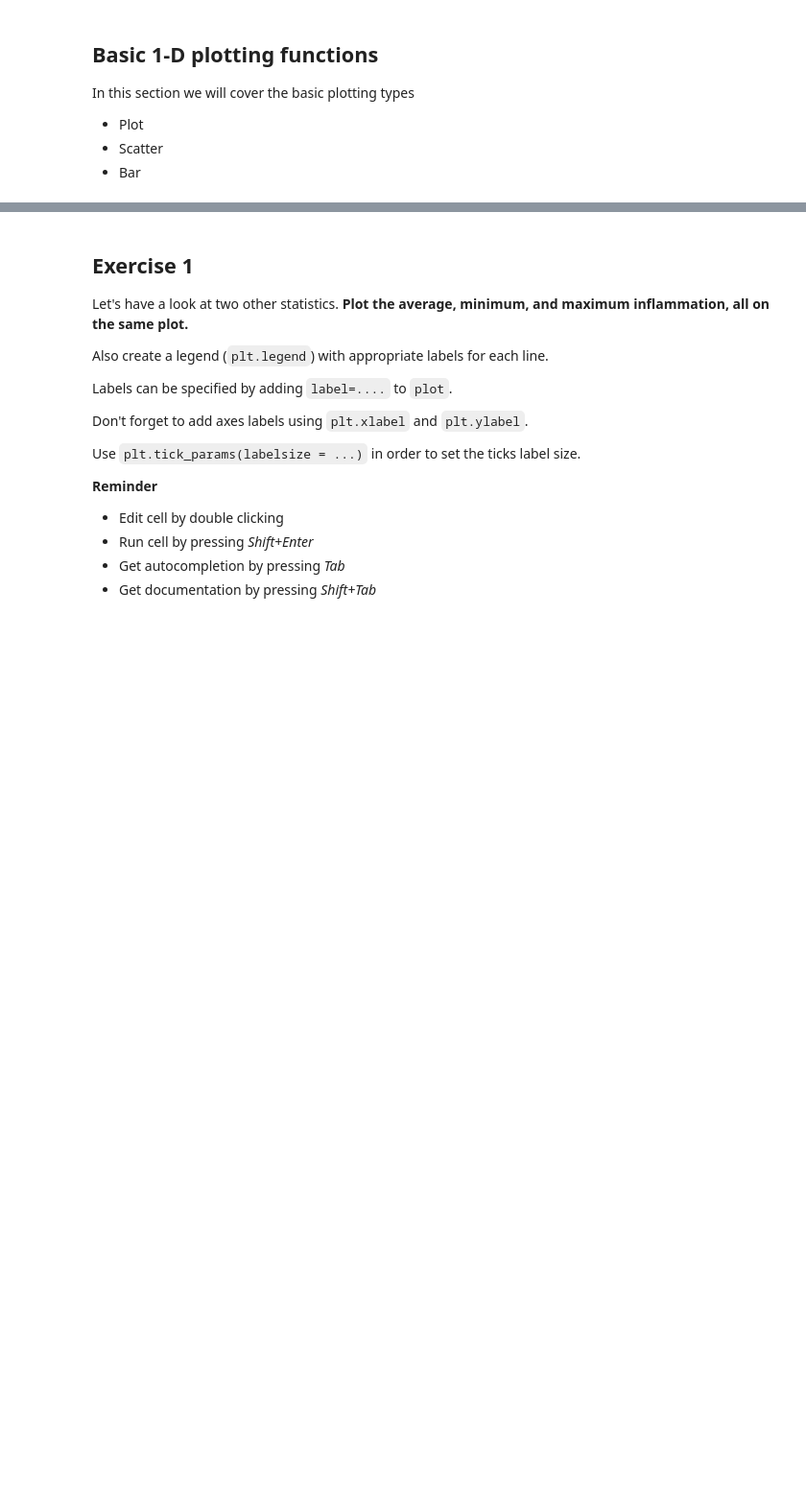
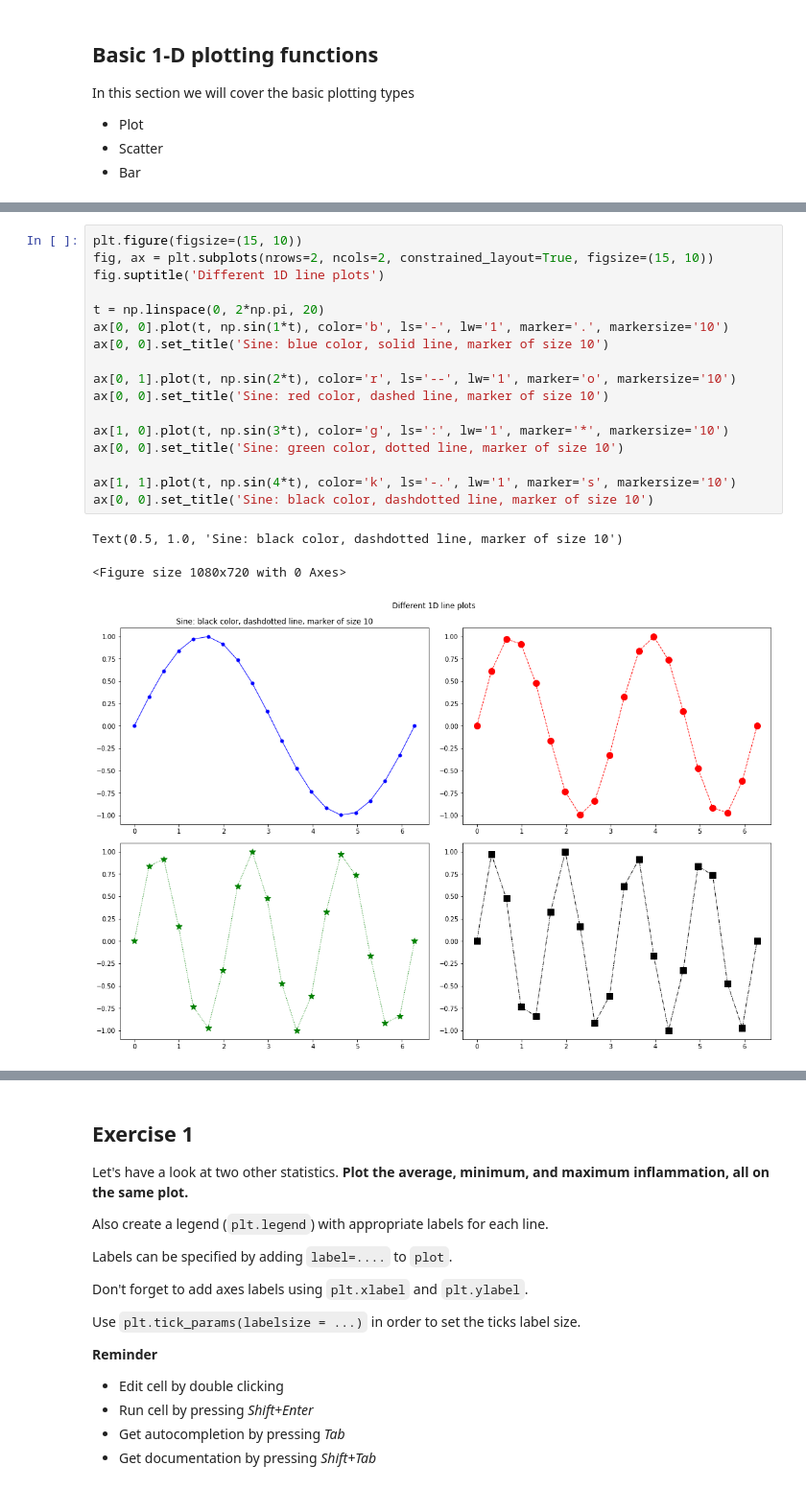
Before and after one commit to faigyb/python4ml, a Jupyter notebook: matplotlib.ipynb, the cells around one changed output, grey strips where cells are left out. Shown: that part at 96% size. Drawn from its saved outputs; the diff is of its cells as text; blank space fills up the shorter version.

```diff
--- a/matplotlib.ipynb
+++ b/matplotlib.ipynb
@@ -220,2 +234,23 @@ Schematically, the simple 1-D line plots has the following parameters:
 
 ![](https://github.com/borislevant/python4ml/blob/main/img/plot_example.png?raw=1)
+# %%
+plt.figure(figsize=(15, 10))
+fig, ax = plt.subplots(nrows=2, ncols=2, constrained_layout=True, figsize=(15, 10))
+fig.suptitle('Different 1D line plots')
+
+t = np.linspace(0, 2*np.pi, 20)
+ax[0, 0].plot(t, np.sin(1*t), color='b', ls='-', lw='1', marker='.', markersize='10')
+ax[0, 0].set_title('Sine: blue color, solid line, marker of size 10')
+
+ax[0, 1].plot(t, np.sin(2*t), color='r', ls='--', lw='1', marker='o', markersize='10')
+ax[0, 0].set_title('Sine: red color, dashed line, marker of size 10')
+
+ax[1, 0].plot(t, np.sin(3*t), color='g', ls=':', lw='1', marker='*', markersize='10')
+ax[0, 0].set_title('Sine: green color, dotted line, marker of size 10')
+
+ax[1, 1].plot(t, np.sin(4*t), color='k', ls='-.', lw='1', marker='s', markersize='10')
+ax[0, 0].set_title('Sine: black color, dashdotted line, marker of size 10')
+# %% [output]
+Text(0.5, 1.0, 'Sine: black color, dashdotted line, marker of size 10')
+<Figure size 1080x720 with 0 Axes>
+[figure, added]
```
Also changed, not shown: parts of 4 cells of this notebook.
